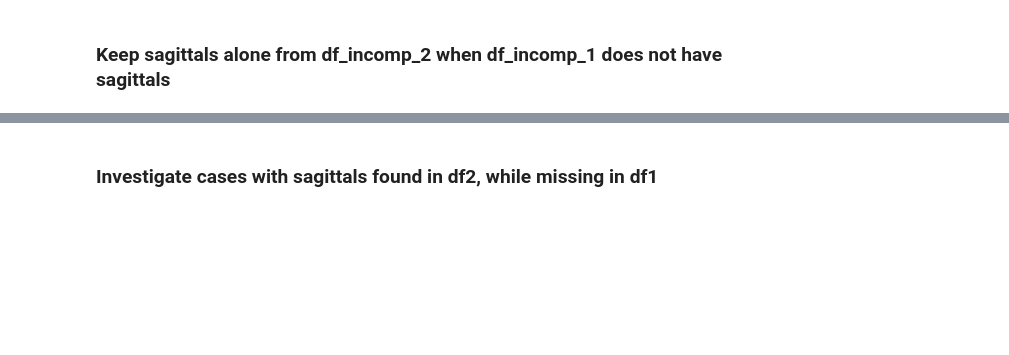
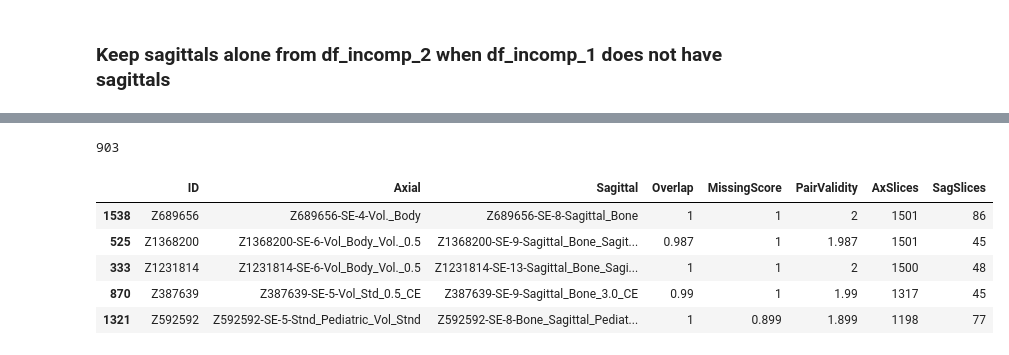
Before and after one commit to cchmc-dll/pediatric_sarcopenia_pipeline, a Jupyter notebook: debug.ipynb, the cells around one changed output, grey strips where cells are left out. Saved outputs shown, nothing was run; the diff lists cells and outputs as text; code cells hidden in the pictures; blank space fills up the shorter version.

```diff
--- a/debug.ipynb
+++ b/debug.ipynb
@@ -719,4 +826,15 @@ display(df_valid_lq[df_valid_lq['ID'].isin(df_ax_nosag_1['ID'].values)].head(10)
+# %%
+print(len(df_valid_lq))
+# %% [output]
+903
 # %%
 # Take a look at newly added sagittals:
 df_nsags = df_valid_lq[(df_valid_lq['ID'].isin(df_ax_nosag_1['ID'].values)) & df_valid_lq['Overlap'] > 0.7]
-display(df_nsags.sort_values(by=['AxSlices'],ascending=[False]))
+display(df_nsags.sort_values(by=['AxSlices'],ascending=[False]).head(5))
+# %% [output]
+|  | ID | Axial | Sagittal | Overlap | MissingScore | PairValidity | AxSlices | SagSlices |
+| 1538 | Z689656 | Z689656-SE-4-Vol._Body | Z689656-SE-8-Sagittal_Bone | 1 | 1 | 2 | 1501 | 86 |
+| 525 | Z1368200 | Z1368200-SE-6-Vol_Body_Vol._0.5 | Z1368200-SE-9-Sagittal_Bone_Sagit... | 0.987 | 1 | 1.987 | 1501 | 45 |
+| 333 | Z1231814 | Z1231814-SE-6-Vol_Body_Vol._0.5 | Z1231814-SE-13-Sagittal_Bone_Sagi... | 1 | 1 | 2 | 1500 | 48 |
+| 870 | Z387639 | Z387639-SE-5-Vol_Std_0.5_CE | Z387639-SE-9-Sagittal_Bone_3.0_CE | 0.99 | 1 | 1.99 | 1317 | 45 |
+| 1321 | Z592592 | Z592592-SE-5-Stnd_Pediatric_Vol_Stnd | Z592592-SE-8-Bone_Sagittal_Pediat... | 1 | 0.899 | 1.899 | 1198 | 77 |
@@ -748,2 +840,0 @@ ImageSliceViewer3D_2views([s_data,s_loc],[s2_data,s2_loc])
-# %% [markdown]
-### Investigate cases with sagittals found in df2, while missing in df1
```
Also changed, not shown: parts of 28 cells of this notebook, 1 other file.
